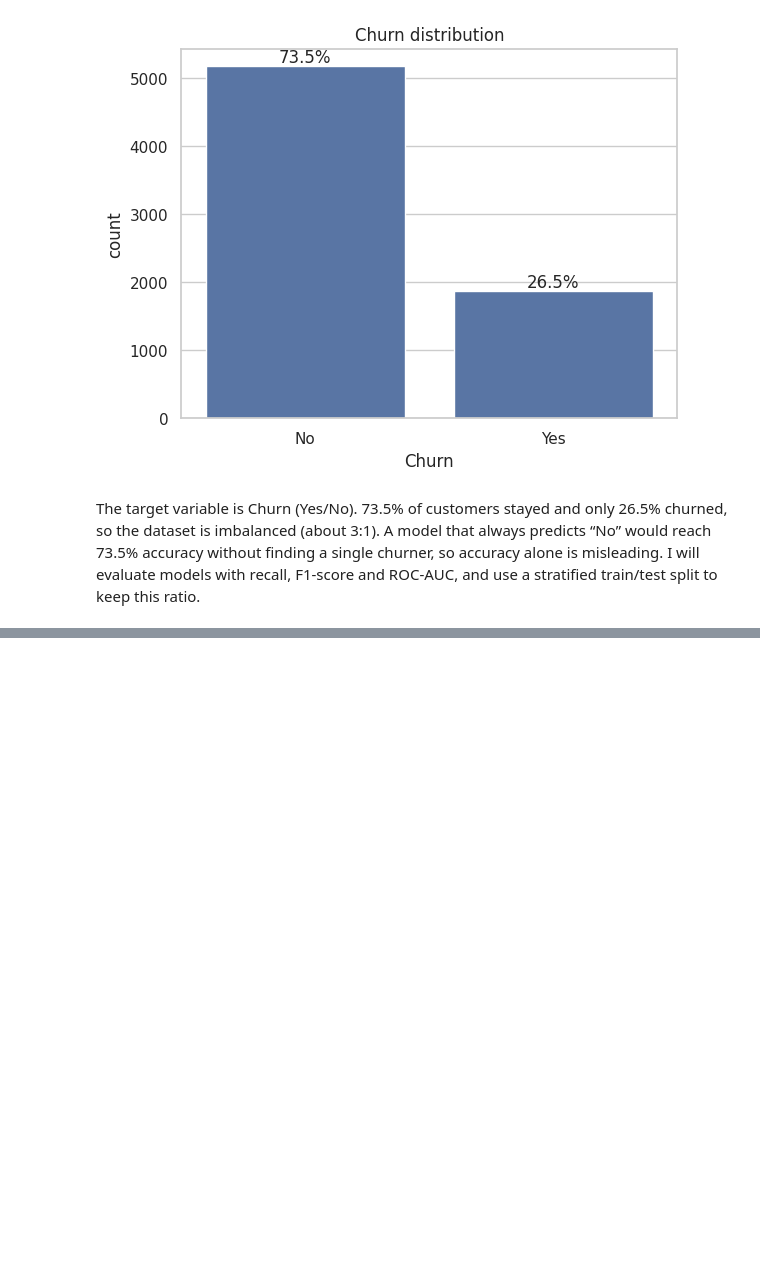
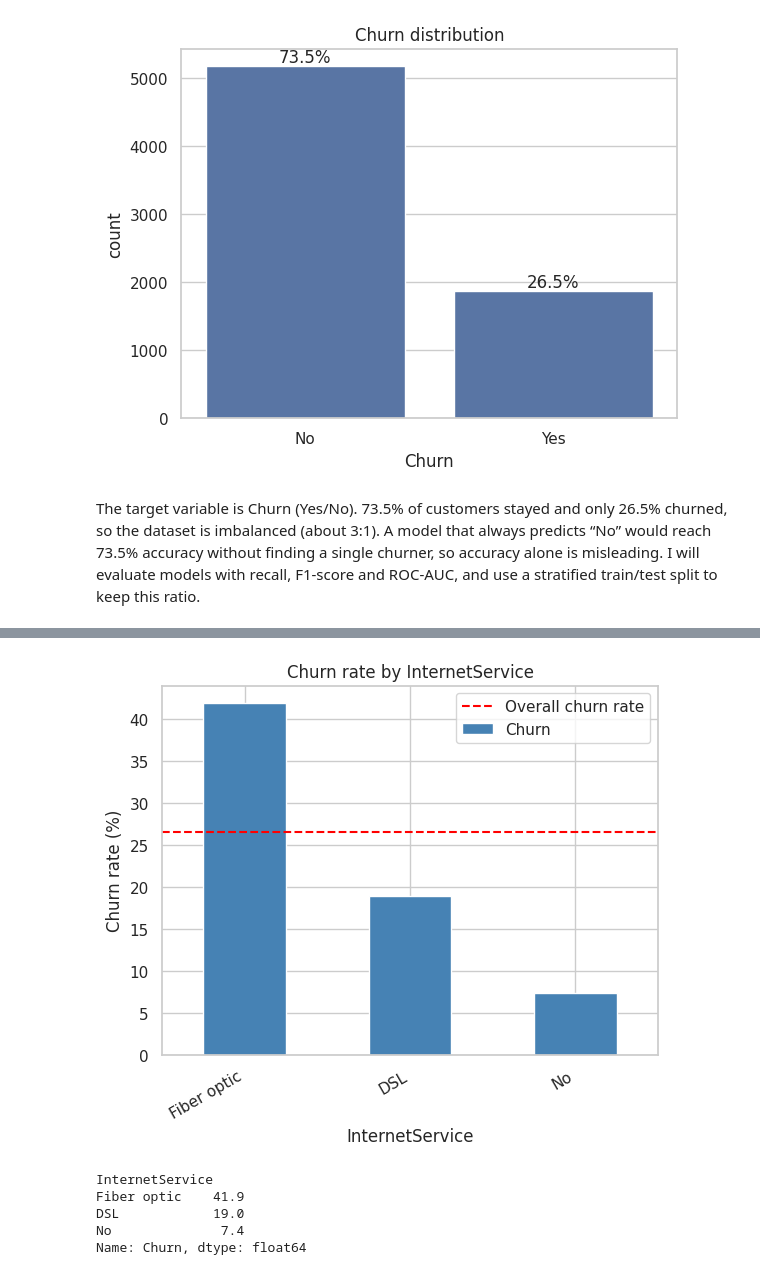
Before and after one commit to senanayakenithikas-ux/cm2604-churn-prediction, a Jupyter notebook: 01_eda.ipynb, the cells around one changed output, grey strips where cells are left out. Drawn from its saved outputs; the diff is of its cells as text; code cells hidden in the pictures; blank space fills up the shorter version.

```diff
--- a/01_eda.ipynb
+++ b/01_eda.ipynb
@@ -100,0 +132,9 @@ The target variable is Churn (Yes/No). 73.5% of customers stayed and only 26.5%
+# %%
+churn_rate_plot("InternetService")
+# %% [output]
+[figure, added]
+InternetService
+Fiber optic    41.9
+DSL            19.0
+No              7.4
+Name: Churn, dtype: float64
```
Also changed, not shown: parts of 11 cells of this notebook.
